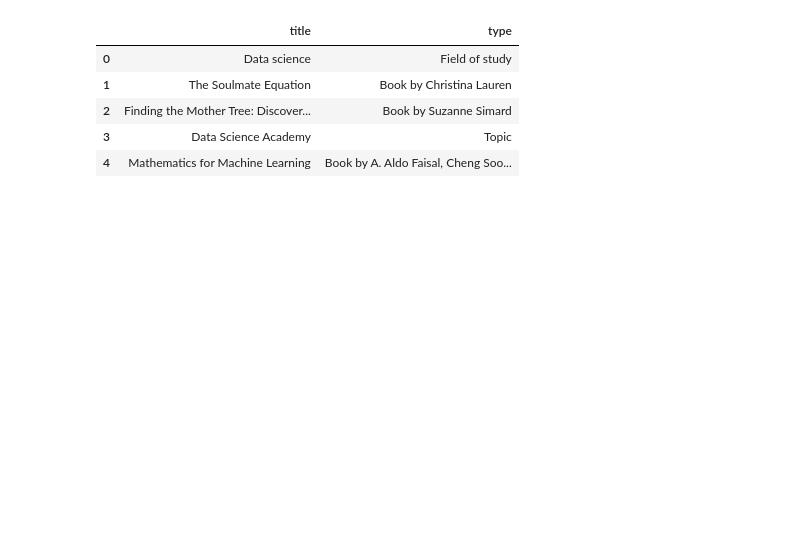
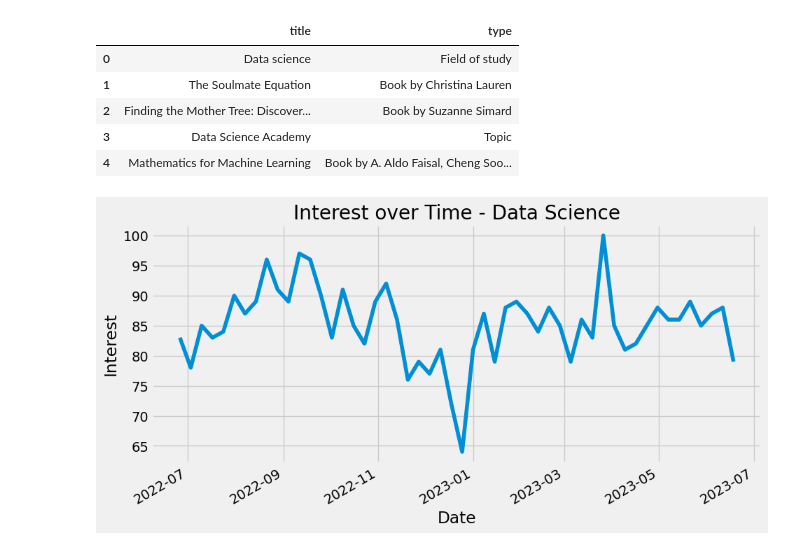
Before and after one commit to assr-droid/keyword-analysis-Python, a Jupyter notebook: gtrends_pytrends.ipynb, the cells around one changed output. Cells and saved outputs as stored; diff of their text form; code cells hidden in the pictures; blank space fills up the shorter version.

```diff
--- a/gtrends_pytrends.ipynb
+++ b/gtrends_pytrends.ipynb
@@ -179,3 +157,13 @@ df.drop(columns= 'mid')
 | 2 | Finding the Mother Tree: Discover... | Book by Suzanne Simard |
 | 3 | Data Science Academy | Topic |
 | 4 | Mathematics for Machine Learning | Book by A. Aldo Faisal, Cheng Soo... |
+# %%
+# Plot Interest over Time
+plt.figure(figsize=(10, 5))
+data_iot["Data Science"].plot()
+plt.title("Interest over Time - Data Science")
+plt.xlabel("Date")
+plt.ylabel("Interest")
+plt.show()
+# %% [output]
+[figure, added]
```
Also changed, not shown: parts of 7 cells of this notebook.
